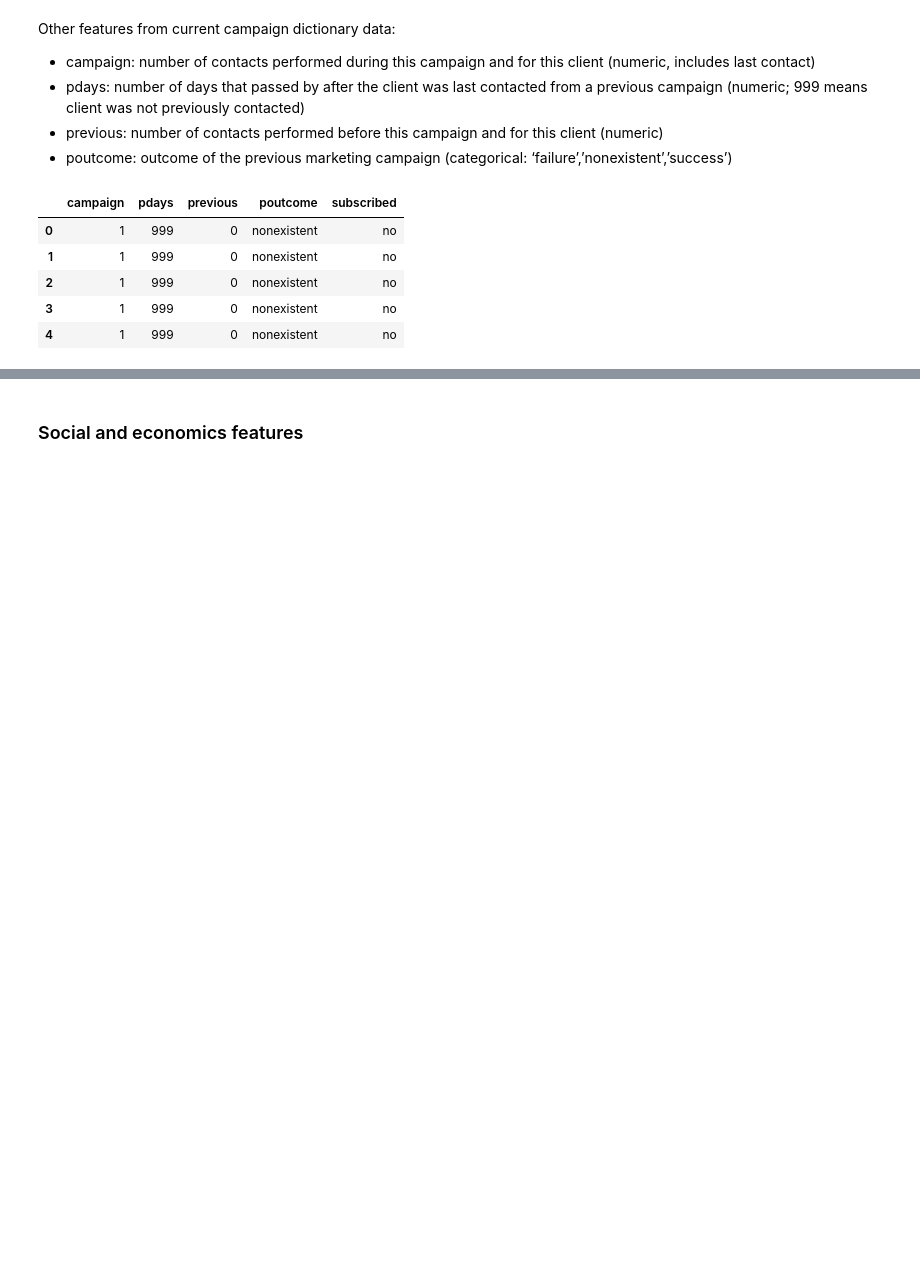
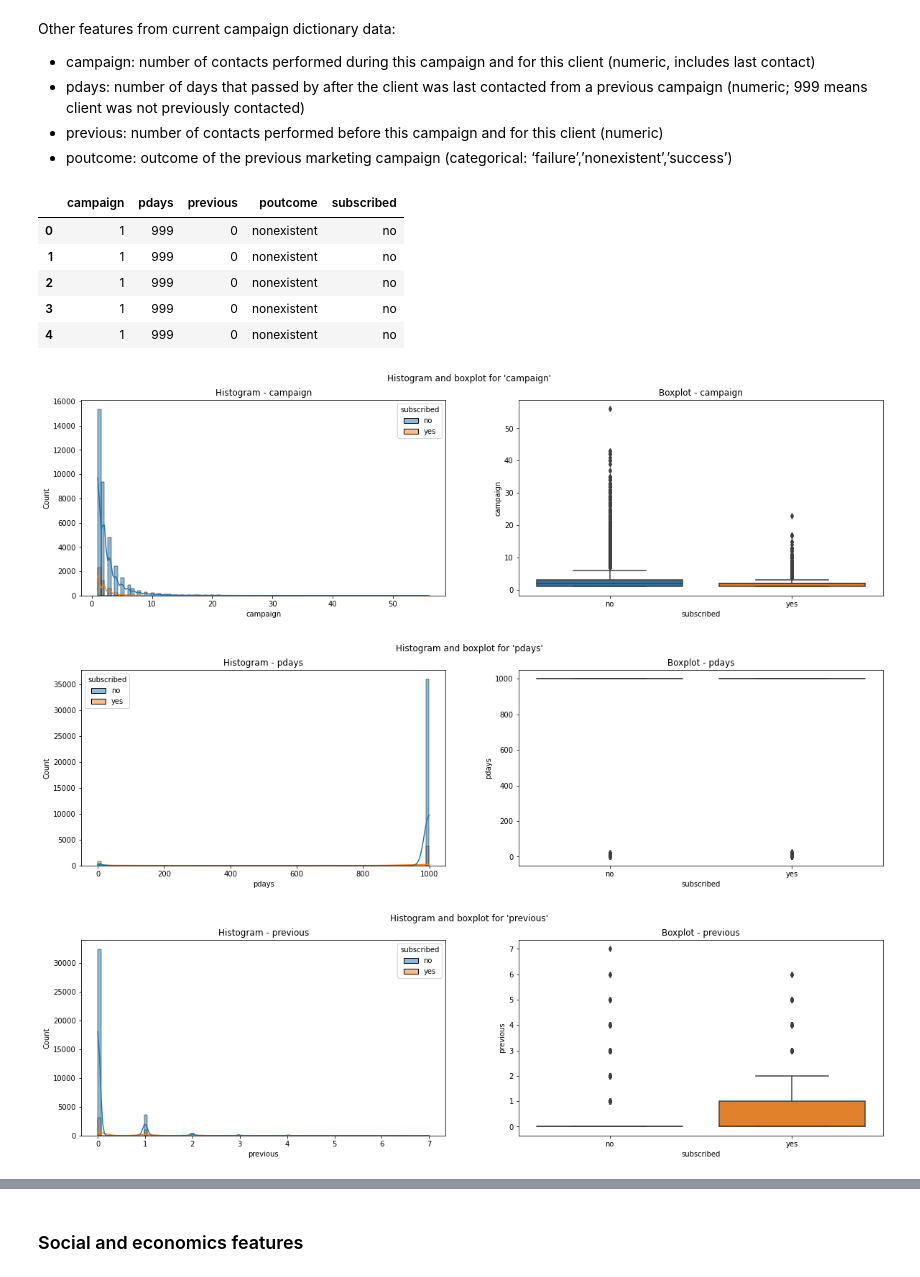
Before and after one commit to cgaravitoc/machine_learning, a Jupyter notebook: bank_transactions/notebooks/1.0_bank_campaign_EDA.ipynb, the cells around one changed output, grey strips where cells are left out. Cells and saved outputs as stored; diff of their text form; code cells hidden in the pictures; blank space fills up the shorter version.

```diff
--- a/bank_transactions/notebooks/1.0_bank_campaign_EDA.ipynb
+++ b/bank_transactions/notebooks/1.0_bank_campaign_EDA.ipynb
@@ -245,4 +229,19 @@ df_raw_data[list_other_current_camp_features].head()
 | 2 | 1 | 999 | 0 | nonexistent | no |
 | 3 | 1 | 999 | 0 | nonexistent | no |
 | 4 | 1 | 999 | 0 | nonexistent | no |
+# %%
+# count for categorical features
+for i, field in enumerate(list_other_current_camp_features):
+    if field == 'subscribed' or field == 'poutcome':
+        continue
+    fig, axes = plt.subplots(1,2, figsize=(20, 5))
+    fig.suptitle(f'Histogram and boxplot for \'{field}\'')
+    axes[0].set_title(f"Histogram - {field}")
+    axes[1].set_title(f"Boxplot - {field}")
+    sns.histplot(data=df_raw_data, x=field, kde=True, hue='subscribed', bins = 100, ax=axes[0])
+    sns.boxplot(x = 'subscribed', y = field, data = df_raw_data, ax=axes[1])
+# %% [output]
+[figure, added]
+[figure, added]
+[figure, added]
 # %%
```
Also changed, not shown: parts of 29 cells of this notebook, 9 other files.
